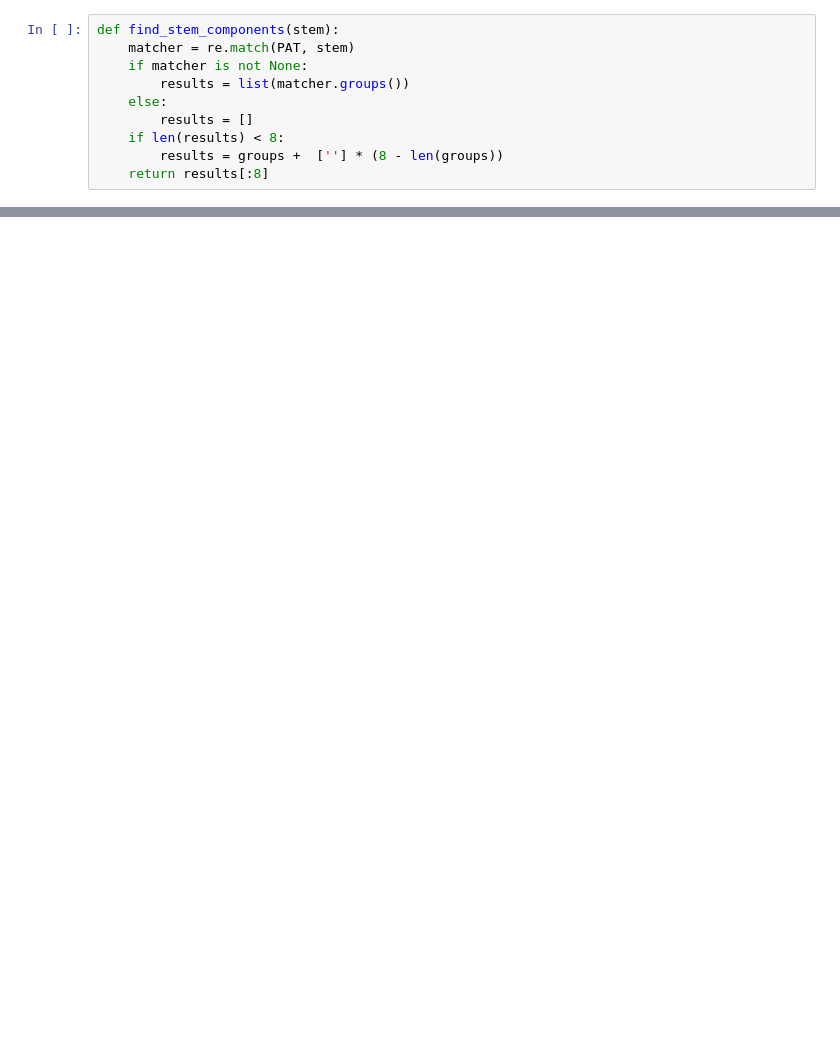
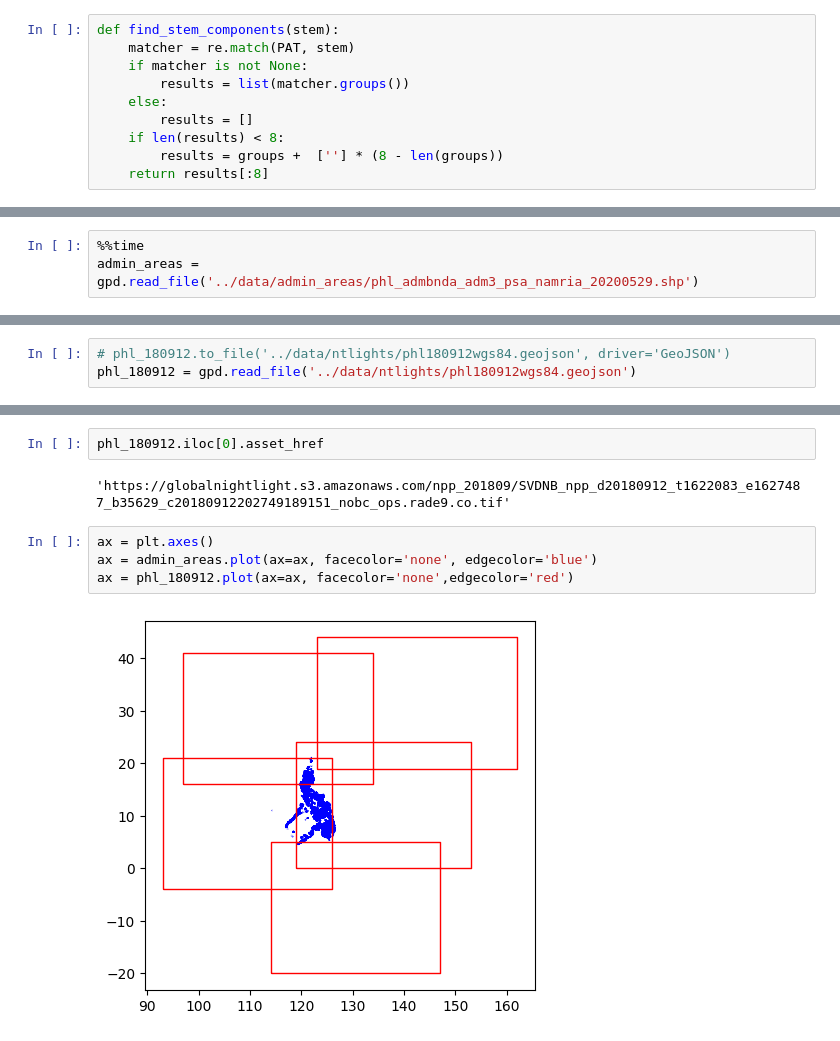
Before and after one commit to butchland/ntlights-processing-utils, a Jupyter notebook: nbs/04_explore_ntlights_stac.ipynb, the cells around one changed output, grey strips where cells are left out. Saved outputs shown, nothing was run; the diff lists cells and outputs as text; blank space fills up the shorter version.

```diff
--- a/nbs/04_explore_ntlights_stac.ipynb
+++ b/nbs/04_explore_ntlights_stac.ipynb
@@ -196,0 +323,3 @@ kids_df = pd.DataFrame.from_records(kids)
+# %%
+%%time
+admin_areas = gpd.read_file('../data/admin_areas/phl_admbnda_adm3_psa_namria_20200529.shp')
@@ -196,0 +369,3 @@ kids_df = pd.DataFrame.from_records(kids)
+# %%
+# phl_180912.to_file('../data/ntlights/phl180912wgs84.geojson', driver='GeoJSON')
+phl_180912 = gpd.read_file('../data/ntlights/phl180912wgs84.geojson')
@@ -196,0 +385,10 @@ kids_df = pd.DataFrame.from_records(kids)
+# %%
+phl_180912.iloc[0].asset_href
+# %% [output]
+'https://globalnightlight.s3.amazonaws.com/npp_201809/SVDNB_npp_d20180912_t1622083_e1627487_b35629_c20180912202749189151_nobc_ops.rade9.co.tif'
+# %%
+ax = plt.axes()
+ax = admin_areas.plot(ax=ax, facecolor='none', edgecolor='blue')
+ax = phl_180912.plot(ax=ax, facecolor='none',edgecolor='red')
+# %% [output]
+[figure, added]
```
Also changed, not shown: parts of 135 cells of this notebook.
